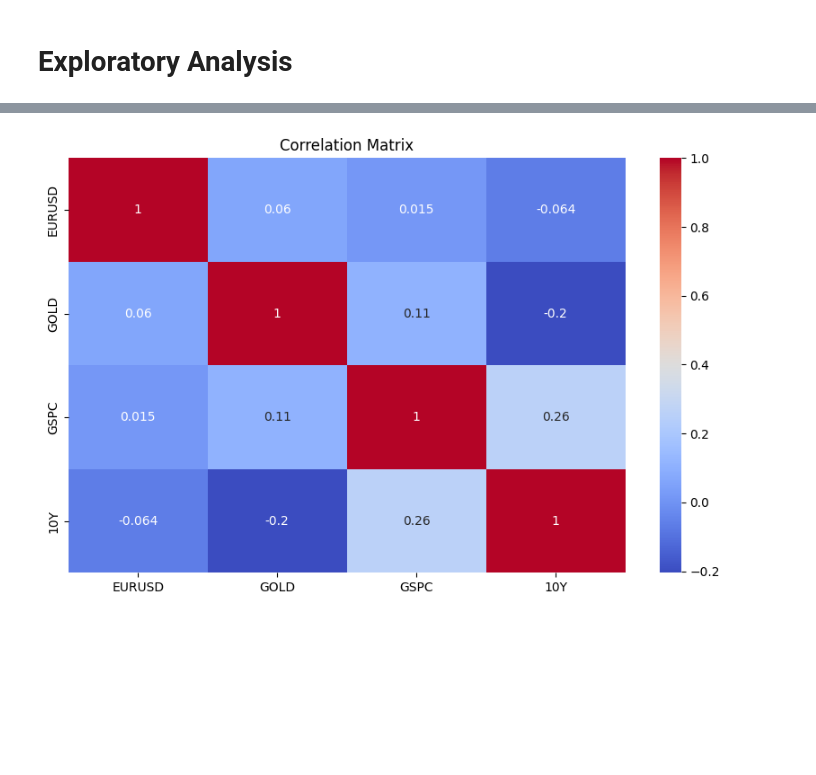
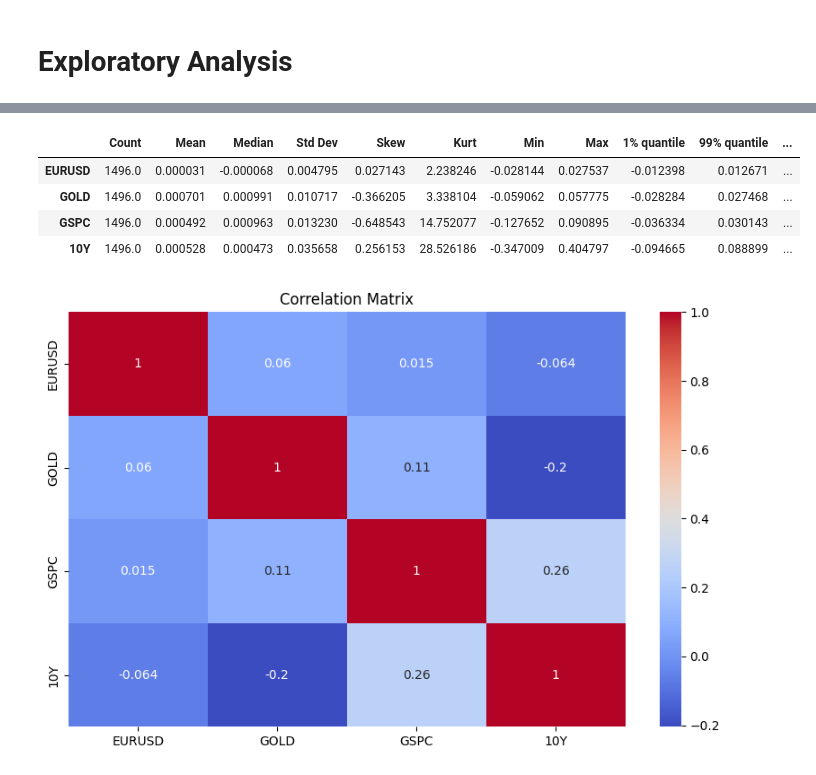
Before and after one commit to Mostafa-MMK/VaRBacktestingEngine, a Jupyter notebook: 01_Data_Preparation.ipynb, the cells around one changed output, grey strips where cells are left out. Drawn from its saved outputs; the diff is of its cells as text; code cells hidden in the pictures; blank space fills up the shorter version.

```diff
--- a/01_Data_Preparation.ipynb
+++ b/01_Data_Preparation.ipynb
@@ -97,3 +91,43 @@ df_stats
+# %%
+from statsmodels.tsa.stattools import adfuller
+from statsmodels.stats.diagnostic import acorr_ljungbox
+import pandas as pd
+
+# Initialize dictionaries to store results
+new_stats = {
+    'ADF Statistic': {},
+    'ADF p-value': {},
+    'Ljung-Box Q-stat (lag 10)': {},
+    'Ljung-Box p-value (lag 10)': {}
+}
+
+for column in df_returns.columns:
+    # Augmented Dickey-Fuler Test for Stationarity
+    adf_result = adfuller(df_returns[column])
+    new_stats['ADF Statistic'][column] = adf_result[0]
+    new_stats['ADF p-value'][column] = adf_result[1]
+
+    # Ljung-Box Test for autocorrelation at lag 10
+    # Using return_df=True to get a DataFrame result, then select the row for lag 10
+    lb_test_results = acorr_ljungbox(df_returns[column], lags=[10], return_df=True)
+    new_stats['Ljung-Box Q-stat (lag 10)'][column] = lb_test_results.loc[10, 'lb_stat']
+    new_stats['Ljung-Box p-value (lag 10)'][column] = lb_test_results.loc[10, 'lb_pvalue']
+
+# Convert the dictionary of new_stats into a DataFrame
+df_new_tests = pd.DataFrame(new_stats)
+
+# Transpose df_new_tests to match the orientation of df_stats (stats as rows, assets as columns)
+df_new_tests_transposed = df_new_tests.T
+
+# Concatenate these new statistics to the existing df_stats
+df_stats = pd.concat([df_stats, df_new_tests_transposed])
+df_stats.T
+# %% [output]
+|  | Count | Mean | Median | Std Dev | Skew | Kurt | Min | Max | 1% quantile | 99% quantile | ... |
+| EURUSD | 1496.0 | 0.000031 | -0.000068 | 0.004795 | 0.027143 | 2.238246 | -0.028144 | 0.027537 | -0.012398 | 0.012671 | ... |
+| GOLD | 1496.0 | 0.000701 | 0.000991 | 0.010717 | -0.366205 | 3.338104 | -0.059062 | 0.057775 | -0.028284 | 0.027468 | ... |
+| GSPC | 1496.0 | 0.000492 | 0.000963 | 0.013230 | -0.648543 | 14.752077 | -0.127652 | 0.090895 | -0.036334 | 0.030143 | ... |
+| 10Y | 1496.0 | 0.000528 | 0.000473 | 0.035658 | 0.256153 | 28.526186 | -0.347009 | 0.404797 | -0.094665 | 0.088899 | ... |
 # %%
 # Correlation Matrix
 df_corr = df_returns.corr()
```
Also changed, not shown: parts of 9 cells of this notebook.
